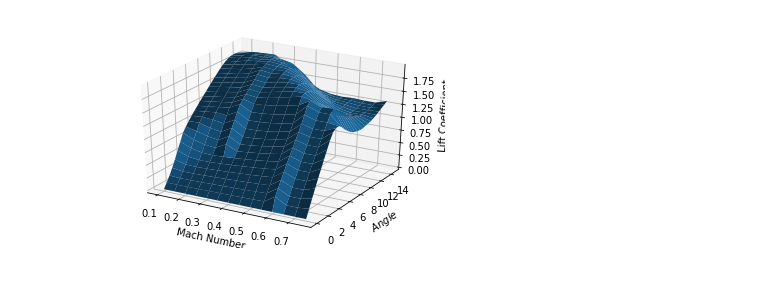
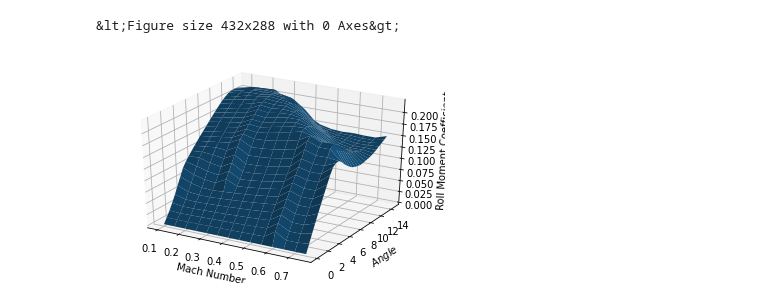
Before and after one commit to Projeto-Jupiter/Roll-Control-Codes, a Jupyter notebook: Canards_plot.ipynb, the cells around one changed output. Cells and saved outputs as stored; diff of their text form; code cells hidden in the pictures.

```diff
--- a/Canards_plot.ipynb
+++ b/Canards_plot.ipynb
@@ -50,6 +50,7 @@ def cnalfa(cnalfa0, Cr, Ct, s, r, N):
     FD = 2 * np.pi * AR / (cnalfa0 *np.cos(gamac))
     return cnalfa0 * FD * (Af/Aref) * np.cos(gamac) * (N/2) / (2 + FD * ( 1 + (4/FD**2) )**0.5)
 # %%
+# Creating points for canard A coefficient
 alpha = [a/2 for a in range(0, 30)]
 V = [v/20 for v in range(2, 16)]
 
@@ -60,8 +61,8 @@ for i in range(len(X)):
     temp=[]
     for j in range(len(X[i])):
         if Y[i][j]*10 % 1!= 0:
-            temp.append(n/2 * cnalfa(float(df['M='+ str(Y[i][j])][X[i][j]*2]), Cr, Ct, s, r, n))
+            temp.append(n/2 * cnalfa(float(df['M='+ str(Y[i][j])][X[i][j]*2]), Cr, Ct, s, r, n) * YtCanard)
         else:
-            temp.append(n/2 * cnalfa(float(df['M='+ str(Y[i][j]) + '0'][X[i][j]*2]), Cr, Ct, s, r, n))
+            temp.append(n/2 * cnalfa(float(df['M='+ str(Y[i][j]) + '0'][X[i][j]*2]), Cr, Ct, s, r, n) * YtCanard)
     Z.append(temp)
-Z = np.array(Z)
+ZC = np.array(Z)
@@ -68,11 +81,13 @@ Z = np.array(Z)
 # %%
+plt.tight_layout()
 fig = plt.figure()
 sub = fig.add_subplot(111,projection = "3d")
-sub.plot_surface(Y, X, Z)
+sub.plot_surface(Y, X, ZC)
 sub.set_xlabel('Mach Number')
 sub.set_ylabel('$Angle$')
-sub.set_zlabel('Lift Coefficient')
-sub.yaxis._axinfo['label']['space_factor'] = 3.0
+sub.set_zlabel('Roll Moment Coefficient')
 fig.show()
+plt.savefig('Curva 3D')
 # %% [output]
+&lt;Figure size 432x288 with 0 Axes&gt;
-[figure, old version]
+[figure, new version]
```
Also changed, not shown: parts of 4 cells of this notebook, 2 other files.
